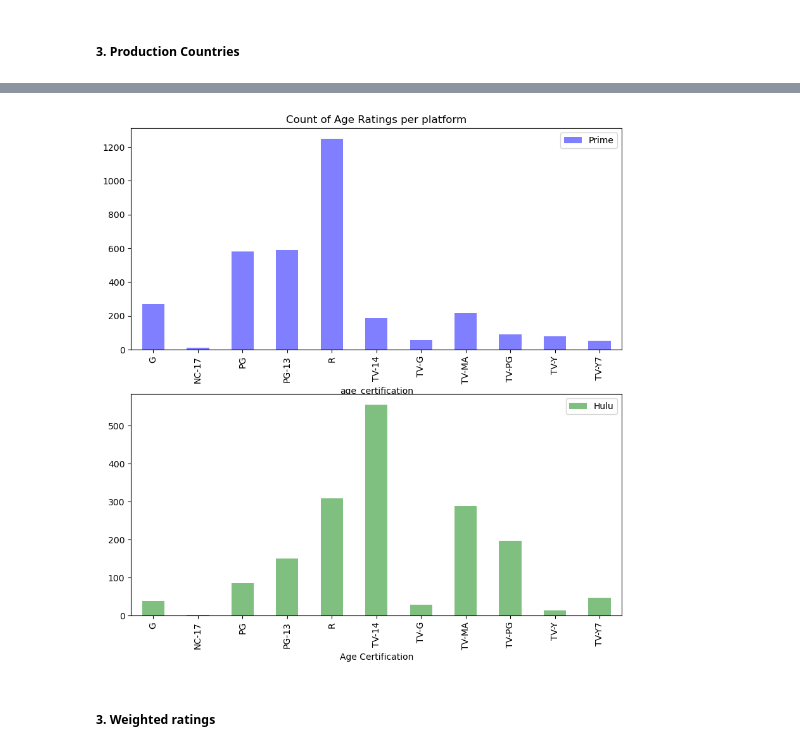
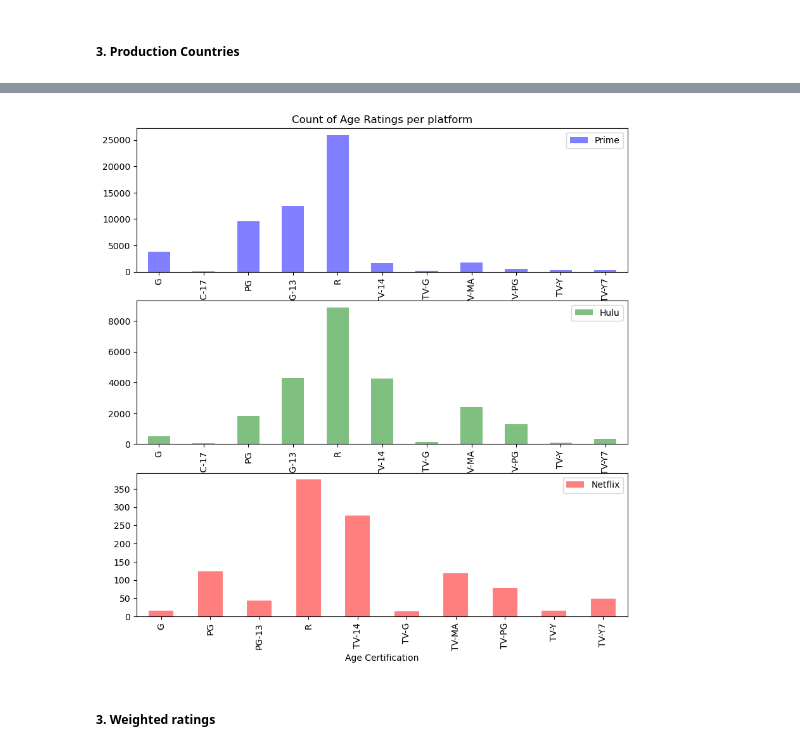
Before and after one commit to aprativ/Capstone-Project, a Jupyter notebook: movies.ipynb, the cells around one changed output, grey strips where cells are left out. Drawn from its saved outputs; the diff is of its cells as text; code cells hidden in the pictures.

```diff
--- a/movies.ipynb
+++ b/movies.ipynb
@@ -15,11 +34,20 @@ import seaborn as sns
 # %%
 prime_df = pd.read_csv('prime_titles.csv')
 hulu_df=pd.read_csv('hulu_titles.csv')
+netflix_df=pd.read_csv('netflix_titles.csv')
+prime_creds=pd.read_csv('credits_prime.csv')
+hulu_creds=pd.read_csv('credits_hulu.csv')
+netflix_creds=pd.read_csv('credits_netflix.csv')
 # %% [markdown]
 ##### Creating a new column to indicate which streaming platform the data is from
 # %%
 prime_df = (prime_df.assign(service="amazon"))
 hulu_df = (hulu_df.assign(service="hulu"))
+netflix_df=(netflix_df.assign(service="netflix"))
+# %%
+prime_df=(pd.merge(prime_df, prime_creds, on='id'))
+hulu_df=(pd.merge(hulu_df, hulu_creds, on='id'))
+netflix_df=(pd.merge(netflix_df, hulu_creds, on='id'))
 # %% [markdown]
 ##### Combining both dataframes into one massive one
 # %%
@@ -241,27 +306,29 @@ df.dropna(inplace=True)
 # %%
-fig, ax = plt.subplots(2,figsize=(10, 10))
+fig, ax = plt.subplots(3,figsize=(10, 10))
 
 # Plot the first line
 prime_df.groupby(['age_certification']).size().plot.bar(ax=ax[0], color='blue', alpha=0.5, label='Prime')
 
-
+# Plot the second line
+hulu_df.groupby(['age_certification']).size().plot.bar(ax=ax[1], color='green', alpha=0.5, label='Hulu')
 # Plot the third line
-hulu_df.groupby(['age_certification']).size().plot.bar(ax=ax[1], color='green', alpha=0.5, label='Hulu')
+netflix_df.groupby(['age_certification']).size().plot.bar(ax=ax[2], color='red', alpha=0.5, label='Netflix')
 
 # Set the title and labels
 ax[0].set_title('Count of Age Ratings per platform')
-ax[1].set_xlabel('Age Certification')
+ax[2].set_xlabel('Age Certification')
+
 
 
 # Set the legend
 ax[0].legend()
 ax[1].legend()
-ax[1].legend()
+ax[2].legend()
 
 # Show the plot
 plt.show()
 # %% [output]
-[figure, old version]
+[figure, new version]
 # %% [markdown]
 #####  3. Weighted ratings
 # %%
```
Also changed, not shown: parts of 32 cells of this notebook.
